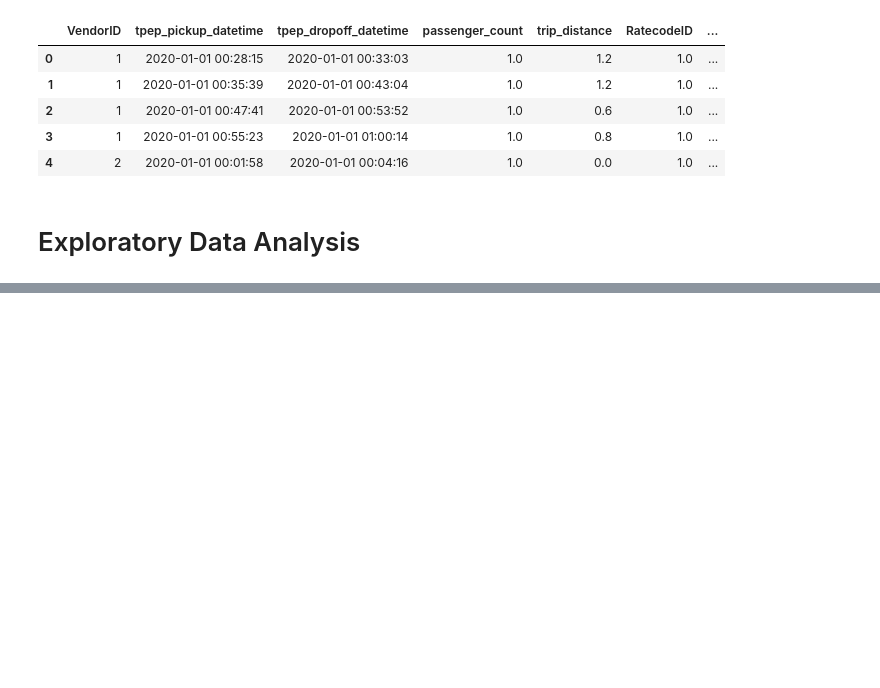
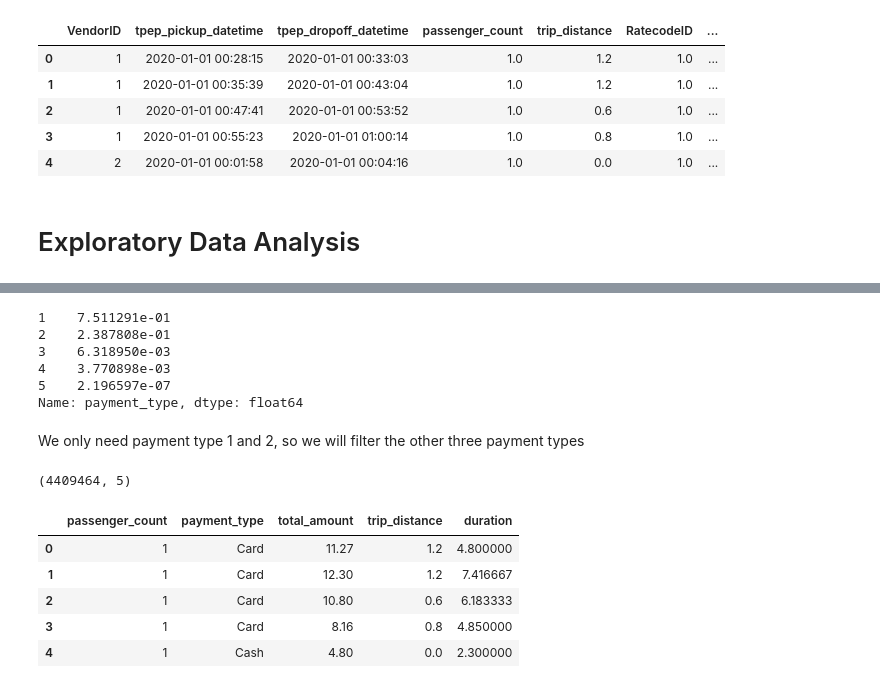
Before and after one commit to sahil095/Maximizing-revenue, a Jupyter notebook: Maximizing Revenue.ipynb, the cells around one changed output, grey strips where cells are left out. Drawn from its saved outputs; the diff is of its cells as text; code cells hidden in the pictures; blank space fills up the shorter version.

```diff
--- a/Maximizing Revenue.ipynb
+++ b/Maximizing Revenue.ipynb
@@ -37,0 +147,2 @@ df.head()
+# %%
+df.drop_duplicates(inplace = True)
@@ -37,0 +169,31 @@ df.head()
+# %%
+df['payment_type'].value_counts(normalize=True)
+# %% [output]
+1    7.511291e-01
+2    2.387808e-01
+3    6.318950e-03
+4    3.770898e-03
+5    2.196597e-07
+Name: payment_type, dtype: float64
+# %% [markdown]
+We only need payment type 1 and 2, so we will filter the other three payment types
+# %%
+df = df[df['payment_type'] < 3]
+df = df[(df['passenger_count'] > 0) & (df['passenger_count'] < 7)]
+# %%
+df.shape
+# %% [output]
+(4409464, 5)
+# %%
+# Change variable name
+
+df['payment_type'].replace([1, 2], ['Card', 'Cash'], inplace=True)
+# %%
+df.head()
+# %% [output]
+|  | passenger_count | payment_type | total_amount | trip_distance | duration |
+| 0 | 1 | Card | 11.27 | 1.2 | 4.800000 |
+| 1 | 1 | Card | 12.30 | 1.2 | 7.416667 |
+| 2 | 1 | Card | 10.80 | 0.6 | 6.183333 |
+| 3 | 1 | Card | 8.16 | 0.8 | 4.850000 |
+| 4 | 1 | Cash | 4.80 | 0.0 | 2.300000 |
```
Also changed, not shown: parts of 19 cells of this notebook.
